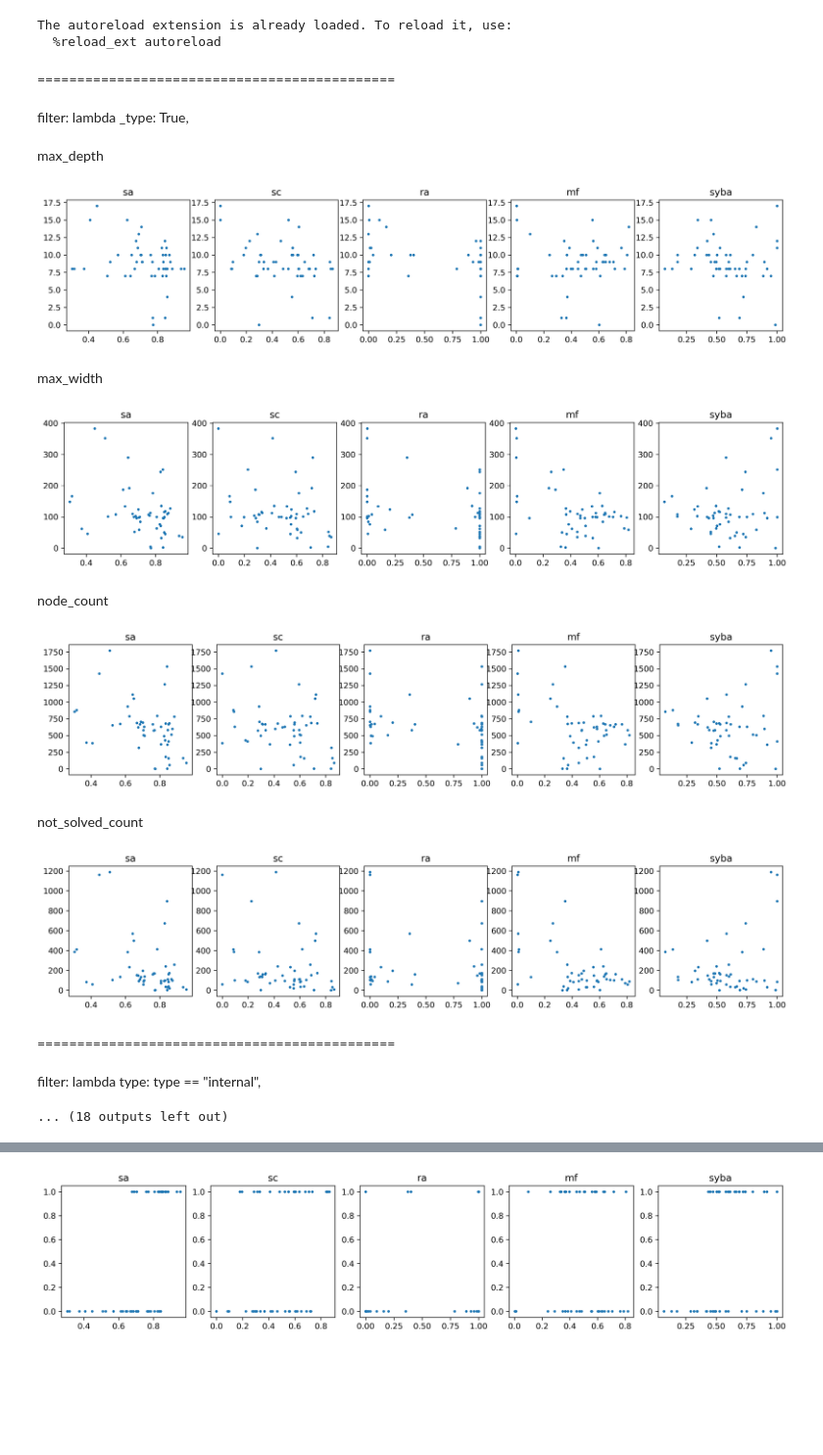
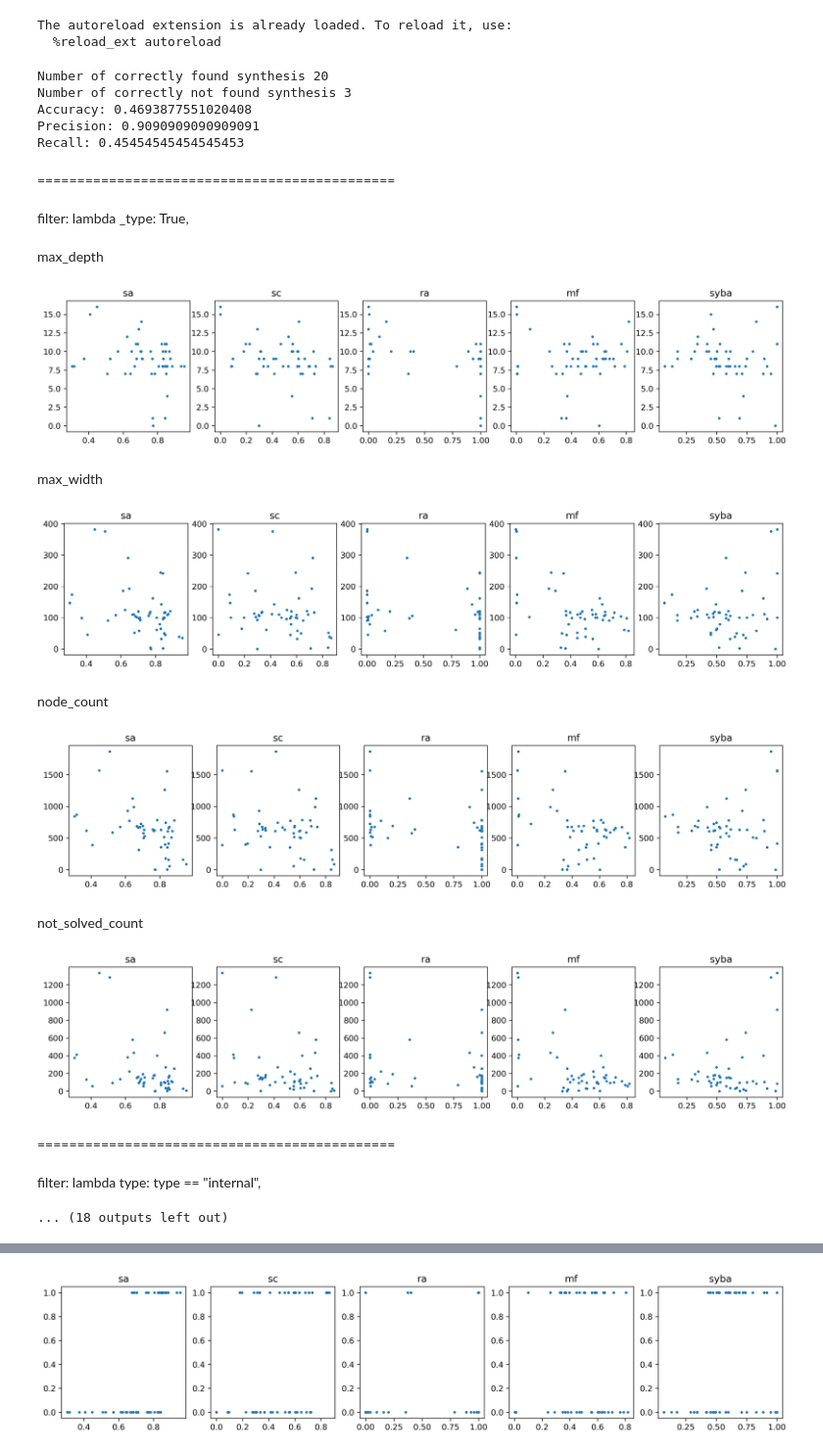
Before and after one commit to mateuszkitlas/mgr, a Jupyter notebook: root_scores.ipynb, the cells around one changed output, grey strips where cells are left out. Shown at 98% size. Cells and saved outputs as stored; diff of their text form; code cells hidden in the pictures; blank space fills up the shorter version.

```diff
--- a/root_scores.ipynb
+++ b/root_scores.ipynb
@@ -53,35 +57,57 @@ filters: list[Fn[TreeTypes, bool]] = [
 # %% [output]
 The autoreload extension is already loaded. To reload it, use:
   %reload_ext autoreload
+# %%
+# Check how many molecules has correctly found synthesis route
+
+with Db("db_modified", True) as db:
+    mols = data()
+    tree_stats = [get_stats(mol) for mol in mols]
+    synthesis_found = np.array([ts[1] in ["solved", "internal"] for ts in tree_stats])
+    synthesable = np.array([m.synthesable for m in mols])
+    correctly_found = np.logical_and(synthesis_found, synthesable)
+    correctly_not_found = np.logical_and(np.logical_not(synthesis_found),
+                                         np.logical_not(synthesable))
+    print("Number of correctly found synthesis", np.sum(correctly_found))
+    print("Number of correctly not found synthesis", np.sum(correctly_not_found))
+    print("Accuracy:", np.sum(np.logical_or(correctly_found, correctly_not_found) / len(tree_stats)))
+    print("Precision:", np.sum(correctly_found) / np.sum(synthesis_found))
+    print("Recall:", np.sum(correctly_found) / np.sum(synthesable))
+# %% [output]
+Number of correctly found synthesis 20
+Number of correctly not found synthesis 3
+Accuracy: 0.4693877551020408
+Precision: 0.9090909090909091
+Recall: 0.45454545454545453
 # %%
 
-with Db("db", True) as db:
+with Db("db_modified", True) as db:
     mols = data()
     tree_stats = [get_stats(mol) for mol in mols]
     for filter in filters:
         display(HTML("============================================="))
         display(HTML("filter: " + fn_txt(filter)))
         for characteristic in ("max_depth", "max_width", "node_count", "not_solved_count"):
             display(HTML(characteristic))
             rows: list[tuple[str, float,float,float]] = []
             pairs_score_characteristic: list[tuple[Score, int]] = [(score, stats[characteristic]) for score, type, stats in tree_stats if filter(type)]
             pairs_per_plot = []
             for score_name, getter in Score.getters():
 #                 display(HTML(score_name))
                 pairs_per_plot.append([(score_transformer(getter(score), score_name),
                                         char_value, score_name) for score, char_value in pairs_score_characteristic])
             scatter_plot(pairs_per_plot)
 # %% [output]
 =============================================
 filter: lambda _type: True,
 max_depth
-[figure, old version]
+[figure, new version]
 max_width
-[figure, old version]
+[figure, new version]
 node_count
-[figure, old version]
+[figure, new version]
 not_solved_count
-[figure, old version]
+[figure, new version]
 =============================================
 filter: lambda type: type == "internal",
 ... (18 outputs left out)
```
Also changed, not shown: parts of 8 cells of this notebook, 17 other files.
